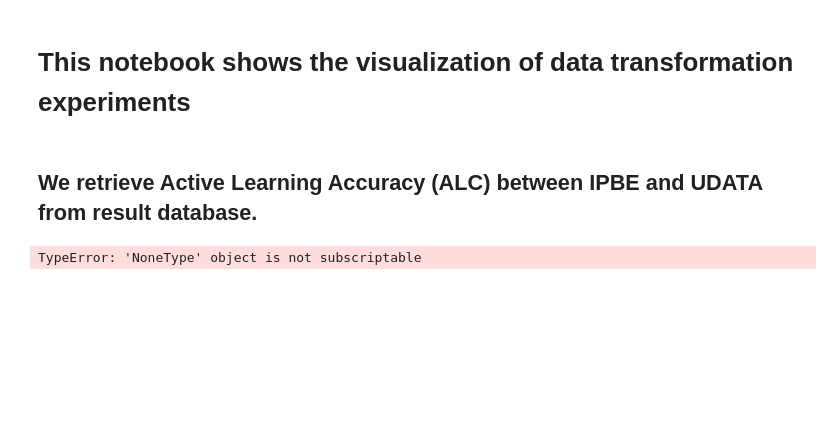
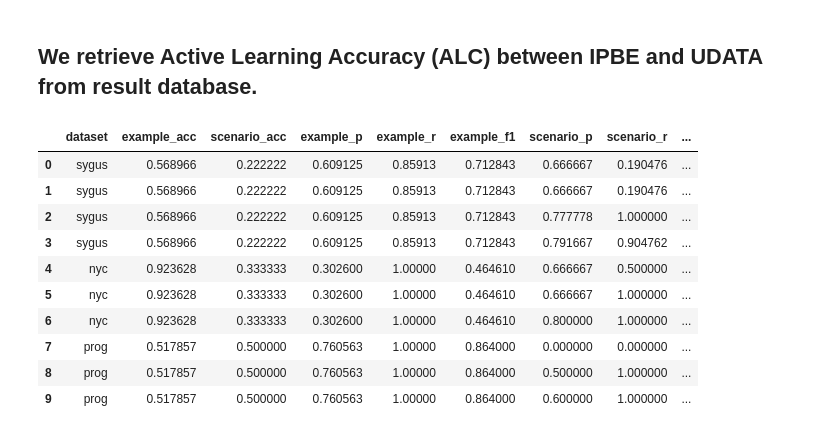
Before and after one commit to minhptx/ieee-bigdata2019-transformation, a Jupyter notebook: src/python/visualization.ipynb, the cells around one changed output. Saved outputs shown, nothing was run; the diff lists cells and outputs as text; code cells hidden in the pictures; blank space fills up the shorter version.

```diff
--- a/src/python/visualization.ipynb
+++ b/src/python/visualization.ipynb
@@ -19,28 +14,58 @@ beakerx.pandas_display_table()
 client = MongoClient()
-# %% [markdown]
-# This notebook shows the visualization of data transformation experiments
 # %% [markdown]
 ## We retrieve Active Learning Accuracy (ALC) between IPBE and UDATA from result database.
 # %%
 import itertools
+
 dataset_wth_alc = []
 
-for dataset in ["ijcai", "sygus", "museum", "nyc", "prog"]:
-     dataset_wth_alc.extend([
-        {
-            "method": x["config"]["mapping_method"],
-            "scenario_acc": x["result"]["correct_transformations"],
-            "example_acc": x["result"]["micro_mean_acc"],
-            "valid_p": x["result"]["validation_p"],
-            "valid_r": x["result"]["validation_r"],
-            "valid_f1": x["result"]["validation_f1"],
-            "dataset": dataset,
-        }
-        for x in client.sacred.runs.find({"config.dataset": dataset})
-    ])
+
+for dataset in ["sygus", "nyc", "prog"]:
+    dataset_wth_alc.extend(
+        [
+            {
+                "method": x["config"]["mapping_method"],
+                "scenario_acc": x["result"]["correct_transformations"],
+                "example_acc": x["result"]["micro_mean_acc"],
+                "example_p": x["result"]["example_valid_p"],
+                "example_r": x["result"]["example_valid_r"],
+                "example_f1": x["result"]["example_valid_f1"],
+                "scenario_p": x["result"]["scenario_valid_p"],
+                "scenario_r": x["result"]["scenario_valid_r"],
+                "scenario_f1": x["result"]["scenario_valid_f1"],
+                "correct_transformations": x["result"]["correct_transformations"],
+                "dataset": dataset,
+            }
+            for x in client.sacred.runs.findOne({"config.dataset": dataset})
+            if x["result"] is not None
+        ]
+    )
 
 
-df = pd.DataFrame(dataset_wth_alc)
+df = pd.DataFrame(
+    dataset_wth_alc,
+    columns=[
+        "dataset",
+        "example_acc",
+        "scenario_acc",
+        "example_p",
+        "example_r",
+        "example_f1",
+        "scenario_p",
+        "scenario_r",
+        "scenario_f1",
+    ],
+)
 df
 # %% [output]
-TypeError: 'NoneType' object is not subscriptable
+|  | dataset | example_acc | scenario_acc | example_p | example_r | example_f1 | scenario_p | scenario_r | ... |
+| 0 | sygus | 0.568966 | 0.222222 | 0.609125 | 0.85913 | 0.712843 | 0.666667 | 0.190476 | ... |
+| 1 | sygus | 0.568966 | 0.222222 | 0.609125 | 0.85913 | 0.712843 | 0.666667 | 0.190476 | ... |
+| 2 | sygus | 0.568966 | 0.222222 | 0.609125 | 0.85913 | 0.712843 | 0.777778 | 1.000000 | ... |
+| 3 | sygus | 0.568966 | 0.222222 | 0.609125 | 0.85913 | 0.712843 | 0.791667 | 0.904762 | ... |
+| 4 | nyc | 0.923628 | 0.333333 | 0.302600 | 1.00000 | 0.464610 | 0.666667 | 0.500000 | ... |
+| 5 | nyc | 0.923628 | 0.333333 | 0.302600 | 1.00000 | 0.464610 | 0.666667 | 1.000000 | ... |
+| 6 | nyc | 0.923628 | 0.333333 | 0.302600 | 1.00000 | 0.464610 | 0.800000 | 1.000000 | ... |
+| 7 | prog | 0.517857 | 0.500000 | 0.760563 | 1.00000 | 0.864000 | 0.000000 | 0.000000 | ... |
+| 8 | prog | 0.517857 | 0.500000 | 0.760563 | 1.00000 | 0.864000 | 0.500000 | 1.000000 | ... |
+| 9 | prog | 0.517857 | 0.500000 | 0.760563 | 1.00000 | 0.864000 | 0.600000 | 1.000000 | ... |
```
Also changed, not shown: parts of 3 cells of this notebook, 12 other files.
